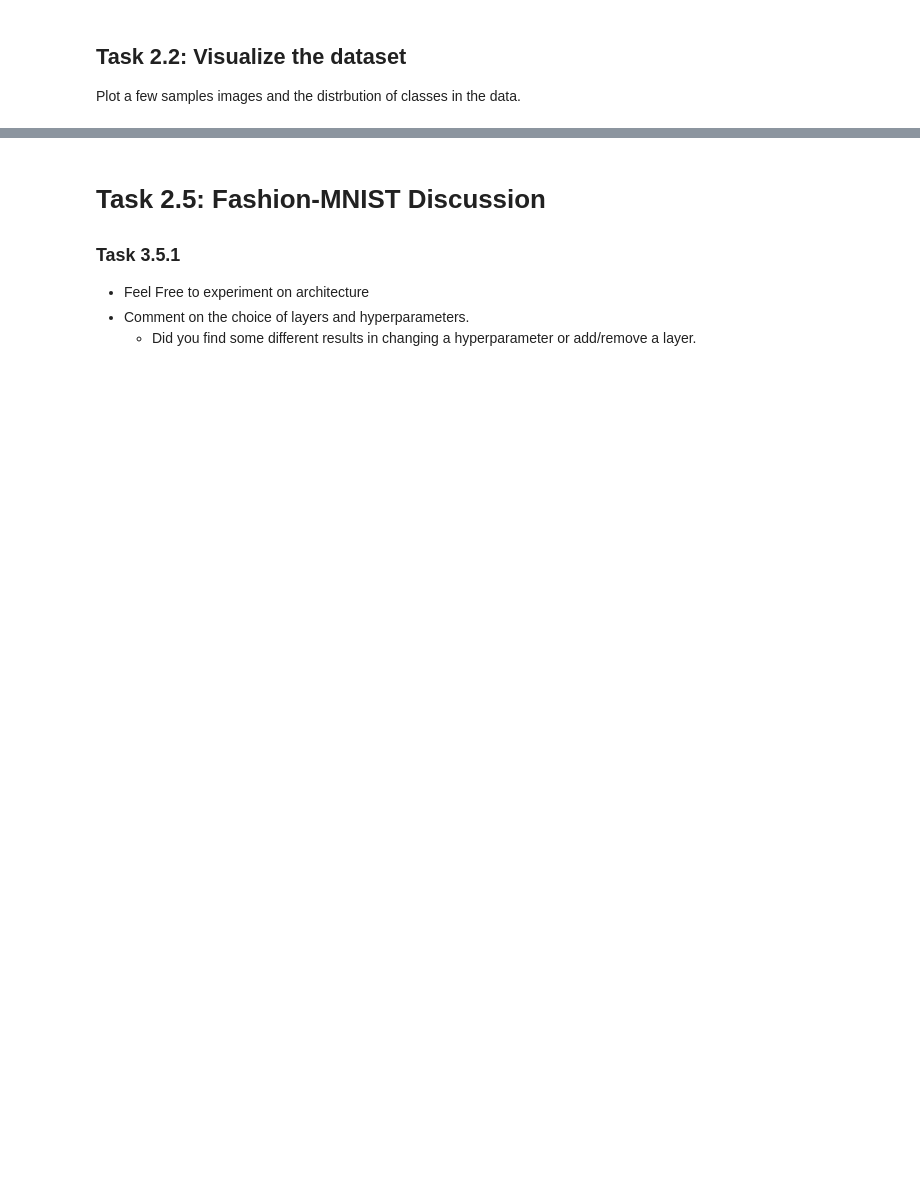
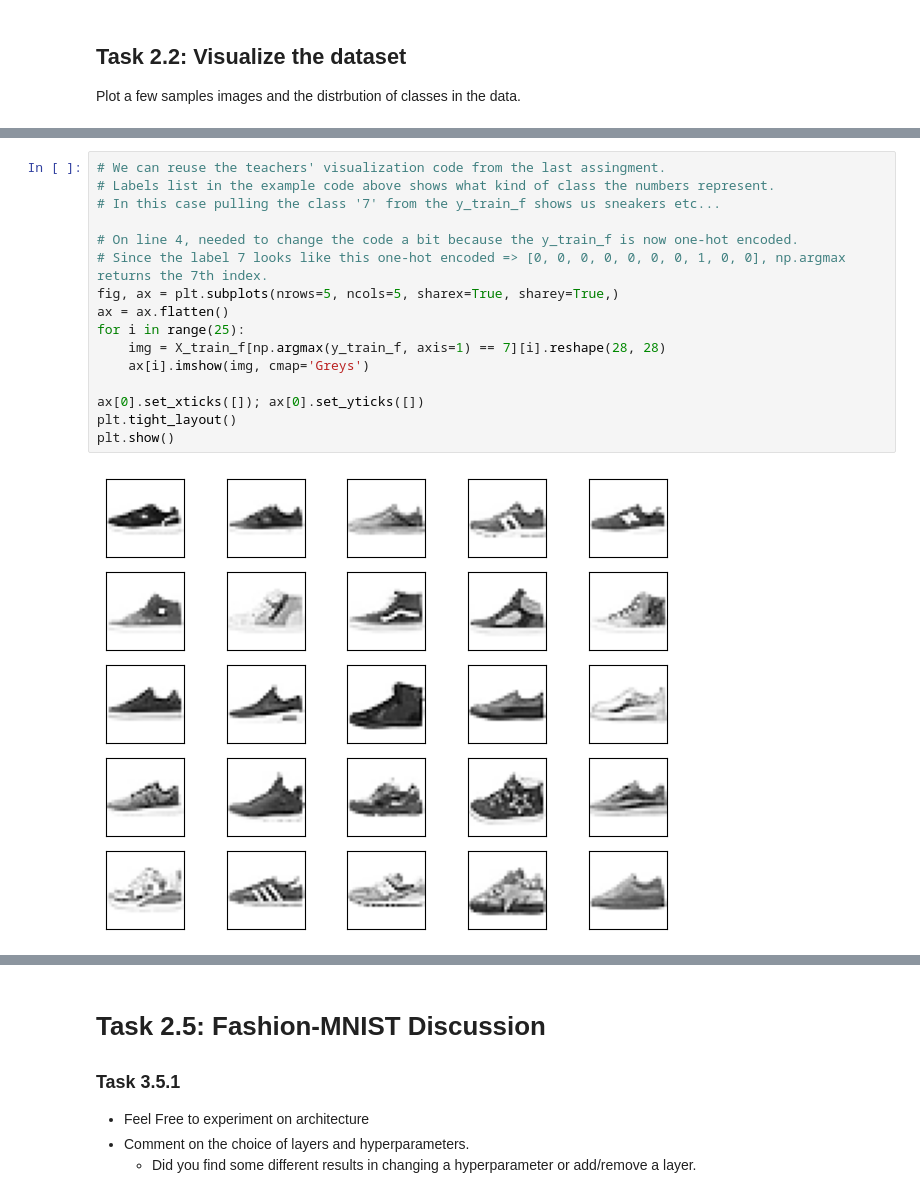
Before and after one commit to Emriey/DAT300, a Jupyter notebook: CA2/CA2_CNN_Template_02.ipynb, the cells around one changed output, grey strips where cells are left out. Saved outputs shown, nothing was run; the diff lists cells and outputs as text; blank space fills up the shorter version.

```diff
--- a/CA2/CA2_CNN_Template_02.ipynb
+++ b/CA2/CA2_CNN_Template_02.ipynb
@@ -466,0 +513,18 @@ Plot a few samples images and the distrbution of classes in the data.
+# %%
+# We can reuse the teachers' visualization code from the last assingment.
+# Labels list in the example code above shows what kind of class the numbers represent.
+# In this case pulling the class '7' from the y_train_f shows us sneakers etc...
+
+# On line 4, needed to change the code a bit because the y_train_f is now one-hot encoded.
+# Since the label 7 looks like this one-hot encoded => [0, 0, 0, 0, 0, 0, 0, 1, 0, 0], np.argmax returns the 7th index.
+fig, ax = plt.subplots(nrows=5, ncols=5, sharex=True, sharey=True,)
+ax = ax.flatten()
+for i in range(25):
+    img = X_train_f[np.argmax(y_train_f, axis=1) == 7][i].reshape(28, 28)
+    ax[i].imshow(img, cmap='Greys')
+
+ax[0].set_xticks([]); ax[0].set_yticks([])
+plt.tight_layout()
+plt.show()
+# %% [output]
+[figure, added]
```
Also changed, not shown: parts of 22 cells of this notebook.
